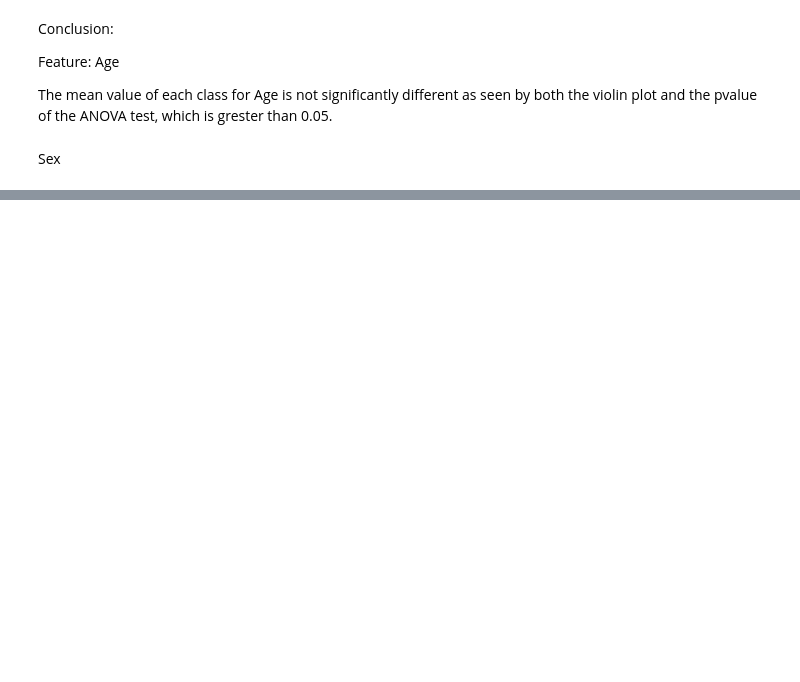
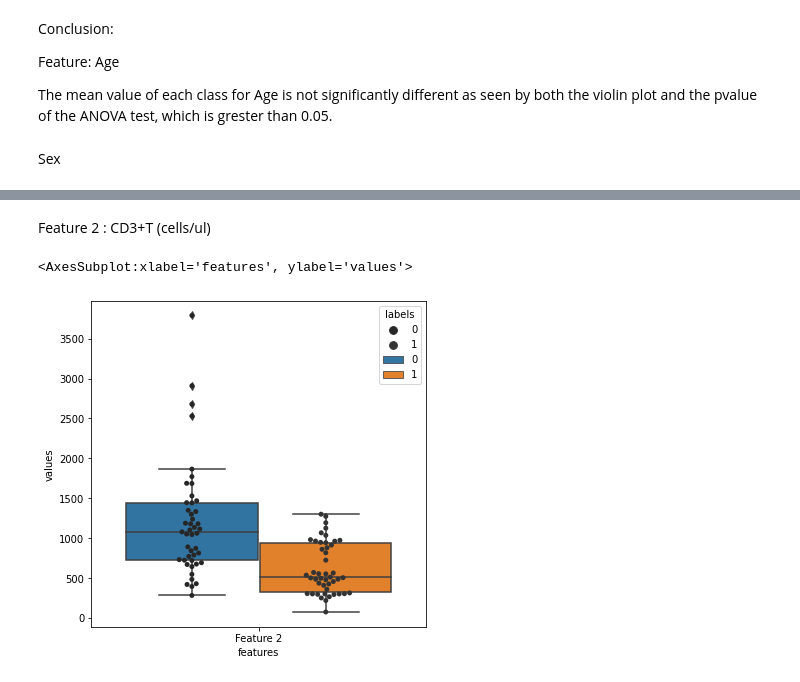
Before and after one commit to Pasindu19970808/Predicting_Pneumonia, a Jupyter notebook: Pedicting Pneumonia.ipynb, the cells around one changed output, grey strips where cells are left out. Cells and saved outputs as stored; diff of their text form; code cells hidden in the pictures; blank space fills up the shorter version.

```diff
--- a/Pedicting Pneumonia.ipynb
+++ b/Pedicting Pneumonia.ipynb
@@ -372,0 +409,9 @@ As seen above, there is no useful split between 0 and 1 labels between the 2 gen
+# %% [markdown]
+Feature 2 : CD3+T (cells/ul)
+# %%
+fig,ax_swarm3 = plt.subplots(1,1,figsize = (6,6))
+sns.swarmplot(x = 'features',y = 'values',hue = 'labels',data = df_eda_melt.loc[df_eda_melt["features"].isin(["Feature 2"])],split = True,ax = ax_swarm3,color = '.2')
+sns.boxplot(x = 'features',y = 'values',hue = 'labels',data = df_eda_melt.loc[df_eda_melt["features"].isin(["Feature 2"])],ax = ax_swarm3)
+# %% [output]
+<AxesSubplot:xlabel='features', ylabel='values'>
+[figure, added]
```
Also changed, not shown: parts of 61 cells of this notebook, 1 other file.
